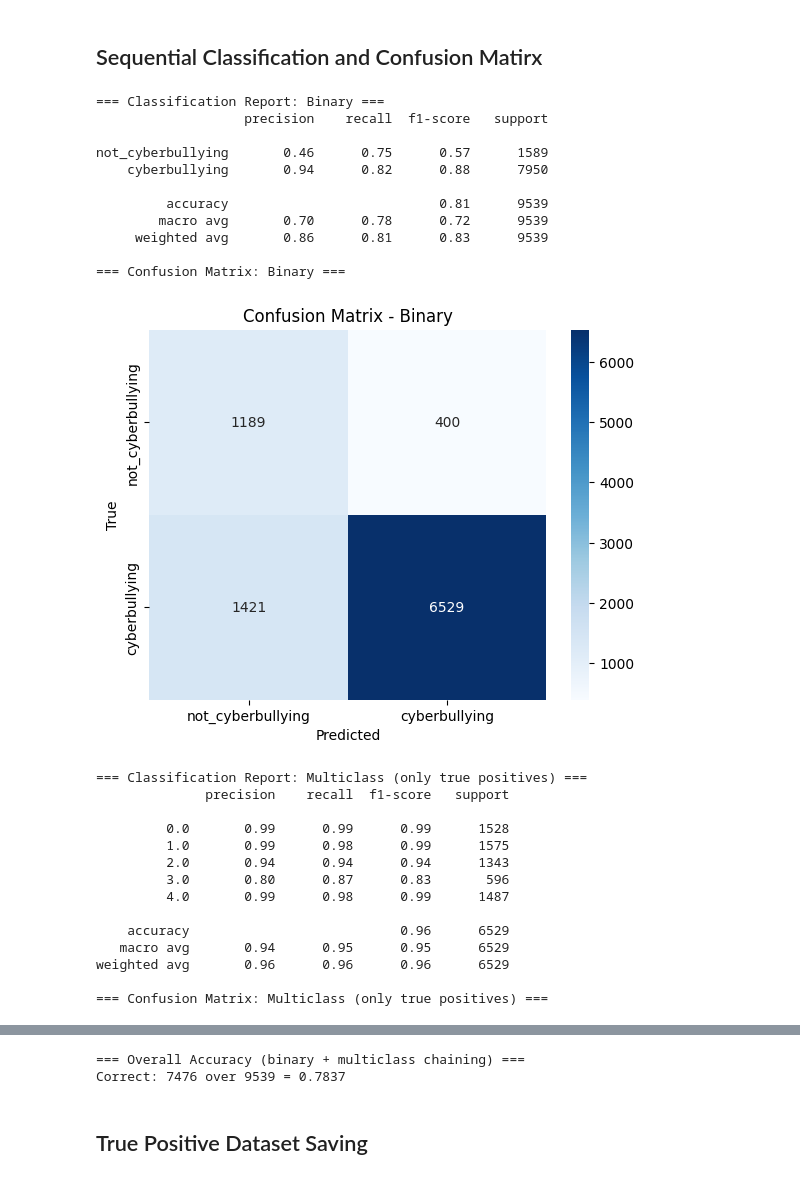
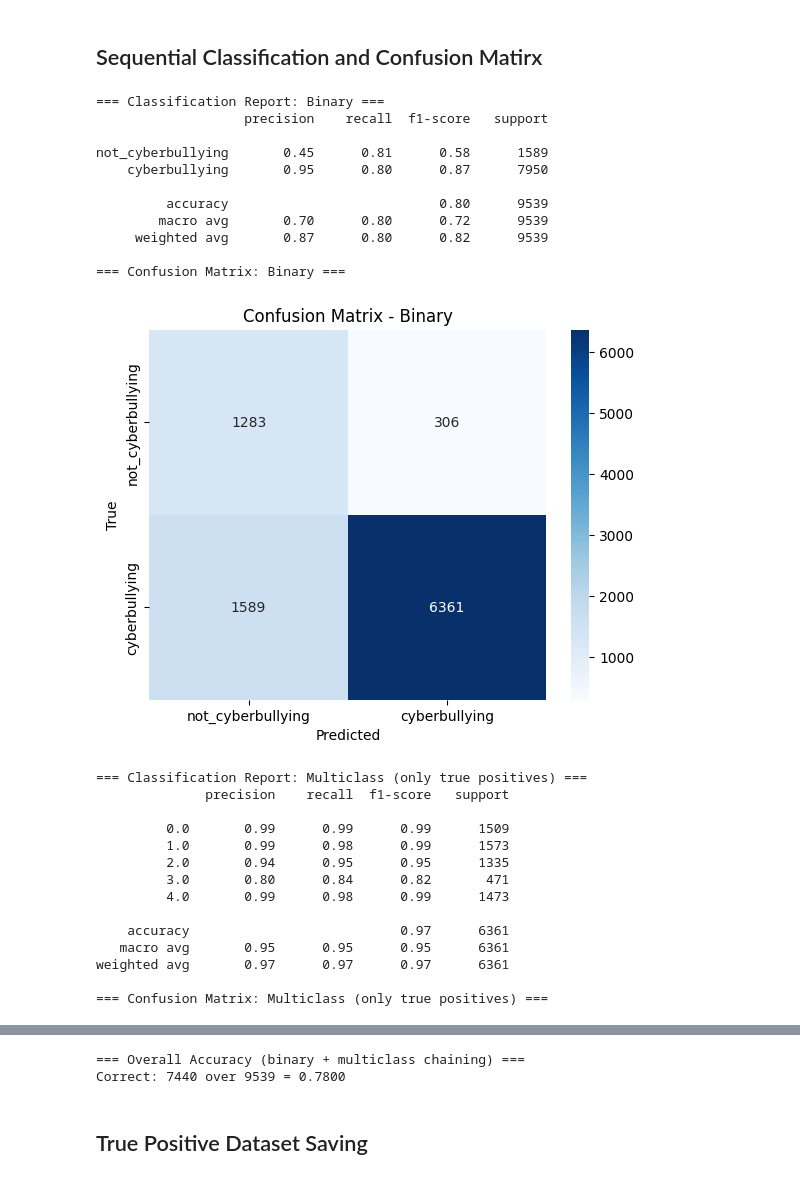
Before and after one commit to msegreto/CyberbullismDetection, a Jupyter notebook: notebook/5_SerializedTest.ipynb, the cells around one changed output, grey strips where cells are left out. Cells and saved outputs as stored; diff of their text form; code cells hidden in the pictures.

```diff
--- a/notebook/5_SerializedTest.ipynb
+++ b/notebook/5_SerializedTest.ipynb
@@ -31,7 +31,7 @@ y_test_binary = df_test["binary_label"].map({"cyberbullying": 1, "not_cyberbully
 y_test_multiclass = df_test["multiclass_label"].map(label2id)
 
 # === Load trained pipelines ===
-file_binary = "../model/binary/LogisticRegression_BoW.pkl"
+file_binary = "../model/binary/LogisticRegression_TF-IDF.pkl"
 file_multiclass = "../model/multiclass/RandomForest_TF-IDF_multiclass.pkl"
 clf_binary = joblib.load(file_binary)
 clf_multiclass = joblib.load(file_multiclass)
@@ -59,56 +59,56 @@ y_pred_multiclass = clf_multiclass.predict(X_test_text_tp)
 
 print("=== Classification Report: Multiclass (only true positives) ===")
 print(classification_report(y_test_multiclass_tp, y_pred_multiclass))
 
 print("=== Confusion Matrix: Multiclass (only true positives) ===")
 cm_multi = confusion_matrix(y_test_multiclass_tp, y_pred_multiclass)
 labels_multi = ["age", "ethnicity", "gender", "other_cyberbullying", "religion"]
 sns.heatmap(cm_multi, annot=True, fmt='d', cmap='Greens',
             xticklabels=labels_multi, yticklabels=labels_multi)
 plt.title("Confusion Matrix - Multiclass")
 plt.xlabel("Predicted")
 plt.ylabel("True")
 plt.show()
 
 # === Overall system accuracy ===
 true_negative = ((y_test_binary == 0) & (y_pred_binary == 0)).sum()
 true_positive_multiclass = (y_pred_multiclass == y_test_multiclass_tp).sum()
 total_test_samples = len(y_test_binary)
 overall_correct = true_negative + true_positive_multiclass
 overall_accuracy = overall_correct / total_test_samples
 
 print(f"=== Overall Accuracy (binary + multiclass chaining) ===")
 print(f"Correct: {overall_correct} over {total_test_samples} = {overall_accuracy:.4f}")
 # %% [output]
 === Classification Report: Binary ===
                    precision    recall  f1-score   support
 
-not_cyberbullying       0.46      0.75      0.57      1589
-    cyberbullying       0.94      0.82      0.88      7950
+not_cyberbullying       0.45      0.81      0.58      1589
+    cyberbullying       0.95      0.80      0.87      7950
 
-         accuracy                           0.81      9539
-        macro avg       0.70      0.78      0.72      9539
-     weighted avg       0.86      0.81      0.83      9539
+         accuracy                           0.80      9539
+        macro avg       0.70      0.80      0.72      9539
+     weighted avg       0.87      0.80      0.82      9539
 
 === Confusion Matrix: Binary ===
-[figure, old version]
+[figure, new version]
 === Classification Report: Multiclass (only true positives) ===
               precision    recall  f1-score   support
 
-         0.0       0.99      0.99      0.99      1528
-         1.0       0.99      0.98      0.99      1575
-         2.0       0.94      0.94      0.94      1343
-         3.0       0.80      0.87      0.83       596
-         4.0       0.99      0.98      0.99      1487
+         0.0       0.99      0.99      0.99      1509
+         1.0       0.99      0.98      0.99      1573
+         2.0       0.94      0.95      0.95      1335
+         3.0       0.80      0.84      0.82       471
+         4.0       0.99      0.98      0.99      1473
 
-    accuracy                           0.96      6529
-   macro avg       0.94      0.95      0.95      6529
-weighted avg       0.96      0.96      0.96      6529
+    accuracy                           0.97      6361
+   macro avg       0.95      0.95      0.95      6361
+weighted avg       0.97      0.97      0.97      6361
 
 === Confusion Matrix: Multiclass (only true positives) ===
 [figure]
 === Overall Accuracy (binary + multiclass chaining) ===
-Correct: 7476 over 9539 = 0.7837
+Correct: 7440 over 9539 = 0.7800
 # %% [markdown]
 ## True Positive Dataset Saving
 # %%
```
Also changed, not shown: 25 other files.
